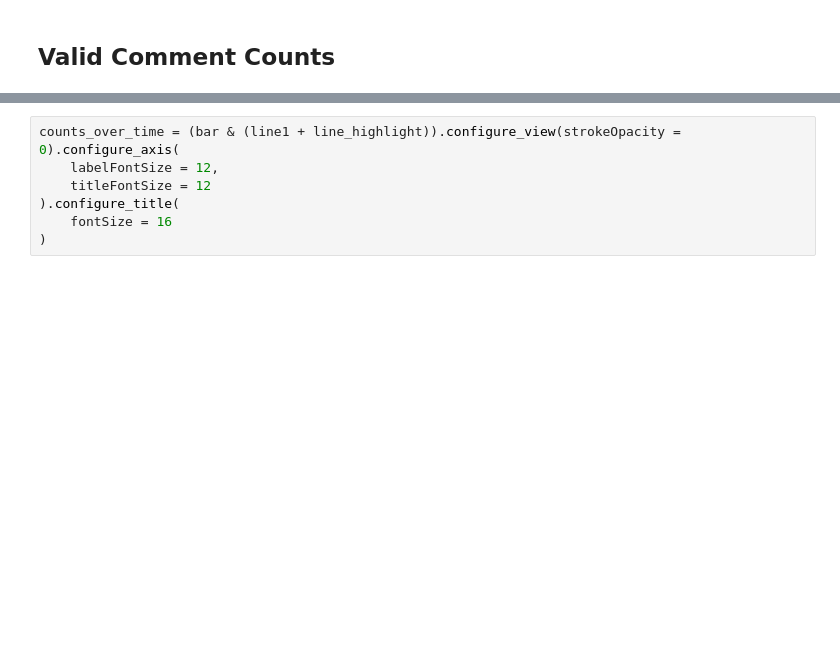
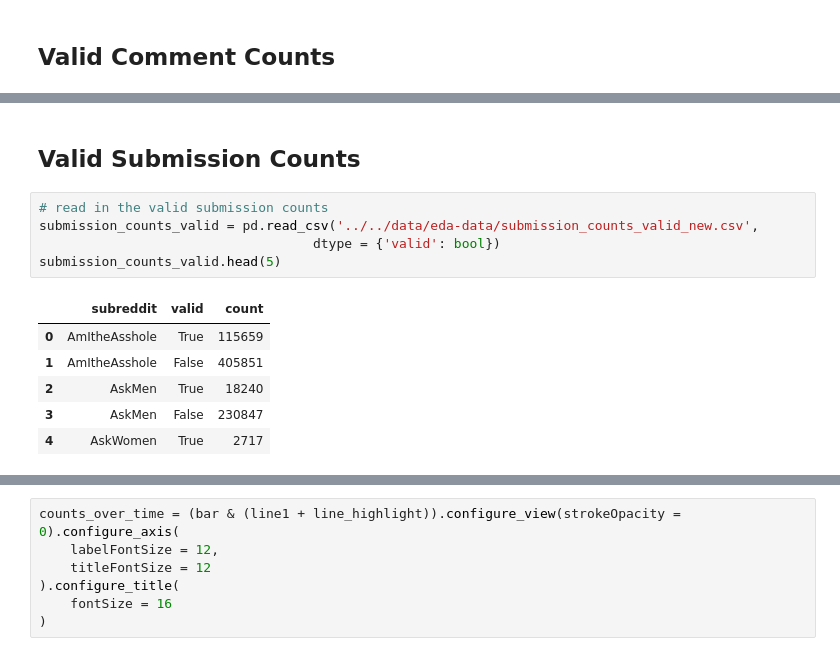
Before and after one commit to gu-dsan6000/fall-2023-reddit-project-team-17, a Jupyter notebook: code/project-eda/project-eda-predicting-subreddits-vis.ipynb, the cells around one changed output, grey strips where cells are left out. Saved outputs shown, nothing was run; the diff lists cells and outputs as text; blank space fills up the shorter version.

```diff
--- a/code/project-eda/project-eda-predicting-subreddits-vis.ipynb
+++ b/code/project-eda/project-eda-predicting-subreddits-vis.ipynb
@@ -35,0 +21,14 @@ NameError: name 'comment_month_counts' is not defined
+# %% [markdown]
+## Valid Submission Counts
+# %%
+# read in the valid submission counts
+submission_counts_valid = pd.read_csv('../../data/eda-data/submission_counts_valid_new.csv',
+                                   dtype = {'valid': bool})
+submission_counts_valid.head(5)
+# %% [output]
+|  | subreddit | valid | count |
+| 0 | AmItheAsshole | True | 115659 |
+| 1 | AmItheAsshole | False | 405851 |
+| 2 | AskMen | True | 18240 |
+| 3 | AskMen | False | 230847 |
+| 4 | AskWomen | True | 2717 |
```
Also changed, not shown: parts of 23 cells of this notebook, 2 other files.
